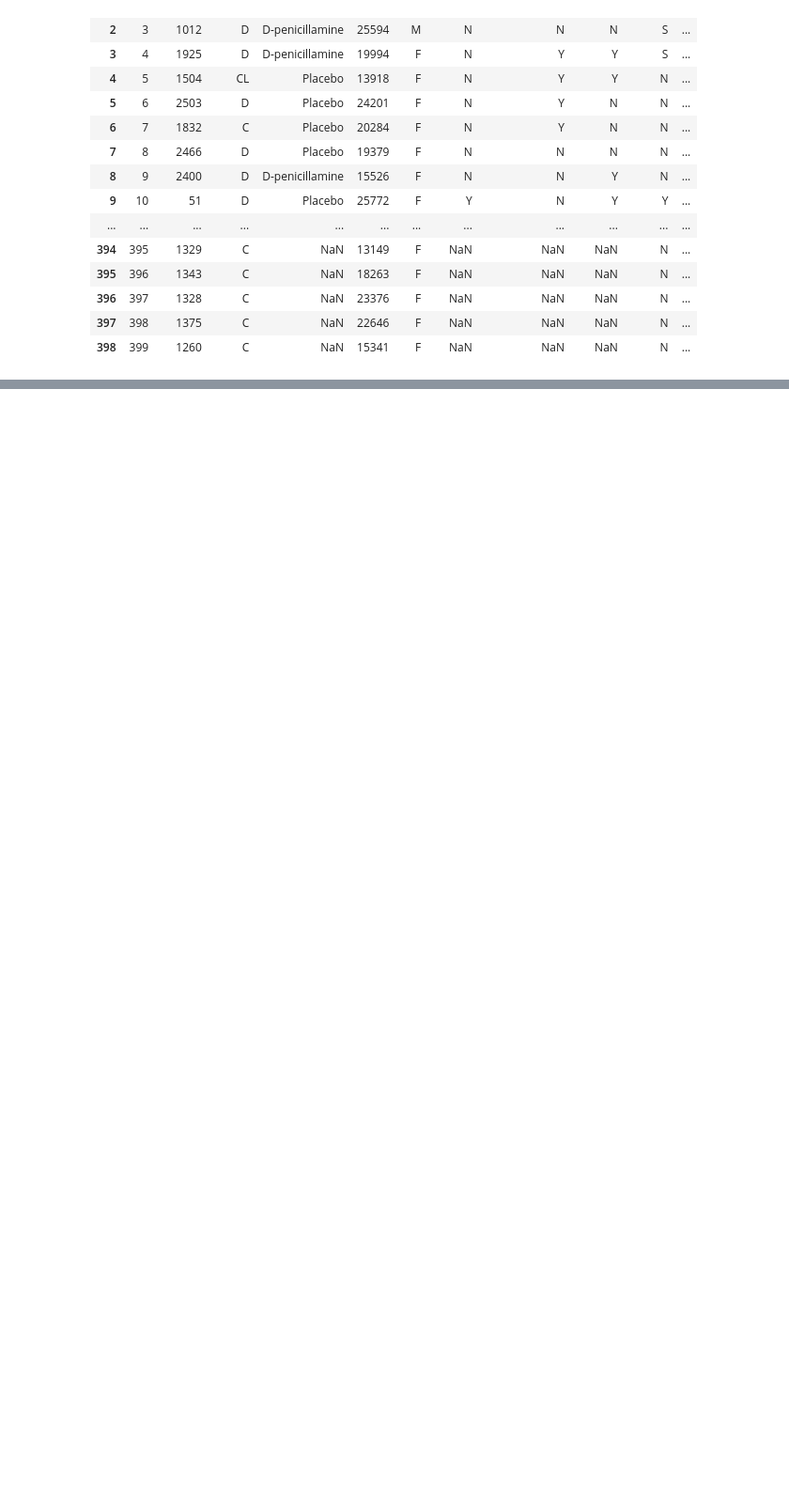
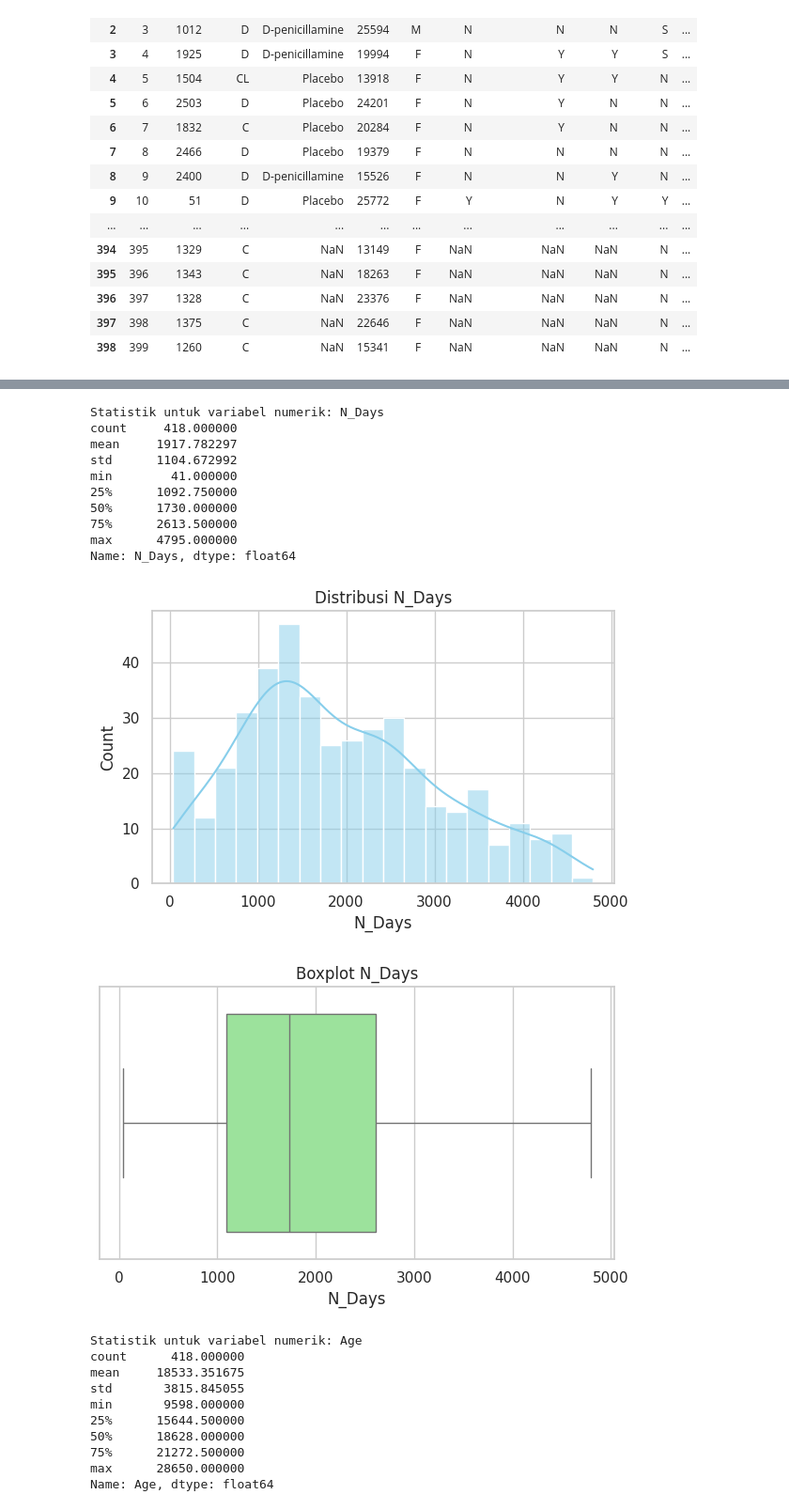
Before and after one commit to ilham08-GH/pendata, a Jupyter notebook: _sources/UTS.ipynb, the cells around one changed output, grey strips where cells are left out. Shown: that part at 94% size. Drawn from its saved outputs; the diff is of its cells as text; code cells hidden in the pictures; blank space fills up the shorter version.

```diff
--- a/_sources/UTS.ipynb
+++ b/_sources/UTS.ipynb
@@ -39,0 +85,53 @@ display(HTML(f"""
+# %%
+import pandas as pd
+import matplotlib.pyplot as plt
+import seaborn as sns
+
+# Ambil kolom numerik
+numerical_cols = data.select_dtypes(include='number').columns
+
+# Set gaya untuk plot
+sns.set(style="whitegrid")
+
+# 2. Menampilkan statistik dan visualisasi untuk tiap kolom numerik
+for col in numerical_cols:
+    print(f"\nStatistik untuk variabel numerik: {col}")
+    print(data[col].describe())
+
+    # Plot Histogram
+    plt.figure(figsize=(6,4))
+    # The color argument in kde_kws was removed.
+    sns.histplot(data[col], kde=True, bins=20, color='skyblue', line_kws={'color': 'red'})
+    plt.title(f"Distribusi {col}")
+    plt.tight_layout()
+    plt.show()
+
+    # Plot Boxplot
+    plt.figure(figsize=(6,4))
+    sns.boxplot(x=data[col], color='lightgreen')
+    plt.title(f"Boxplot {col}")
+    plt.tight_layout()
+    plt.show()
+# %% [output]
+Statistik untuk variabel numerik: N_Days
+count     418.000000
+mean     1917.782297
+std      1104.672992
+min        41.000000
+25%      1092.750000
+50%      1730.000000
+75%      2613.500000
+max      4795.000000
+Name: N_Days, dtype: float64
+[figure, added]
+[figure, added]
+Statistik untuk variabel numerik: Age
+count      418.000000
+mean     18533.351675
+std       3815.845055
+min       9598.000000
+25%      15644.500000
+50%      18628.000000
+75%      21272.500000
+max      28650.000000
+Name: Age, dtype: float64
```
Also changed, not shown: parts of 20 cells of this notebook, 30 other files.
